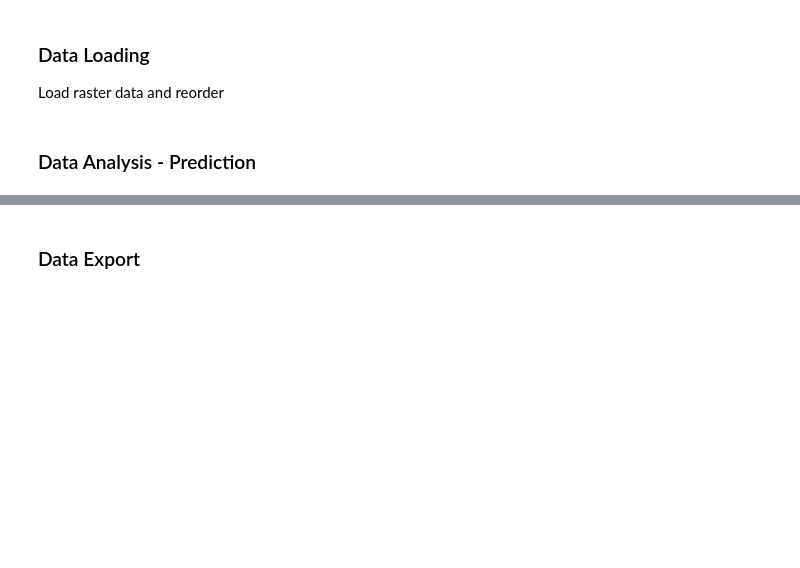
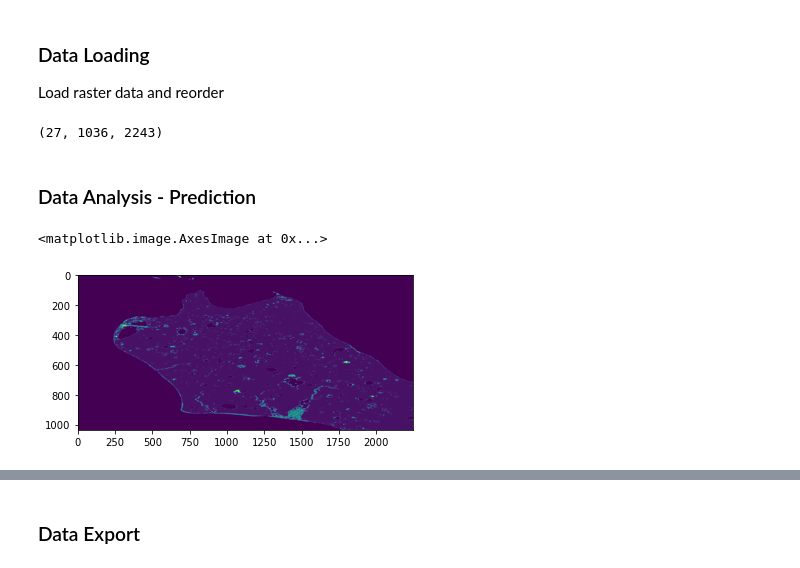
Before and after one commit to awi-response/hot_spot_classifier, a Jupyter notebook: notebooks/02_model_inference.ipynb, the cells around one changed output, grey strips where cells are left out. Cells and saved outputs as stored; diff of their text form; code cells hidden in the pictures; blank space fills up the shorter version.

```diff
--- a/notebooks/02_model_inference.ipynb
+++ b/notebooks/02_model_inference.ipynb
@@ -16,6 +22,9 @@ import os
 #### Settings
 # %%
 MODEL = '../models/2020-10-30_catBoost_tuned_model'
+# %%
+DATA = '../data_inference/Inference_Baldwin.tif'
+DATA_OUTPUT = '../data_inference/Inference_Baldwin_classified.tif'
 # %% [markdown]
 #### Model Loading
 # %%
@@ -25,5 +34,23 @@ Transformation Pipeline and Model Sucessfully Loaded
 # %% [markdown]
 ### Data Loading
 Load raster data and reorder
+# %%
+with rasterio.open(DATA) as src:
+    src = rasterio.open(DATA)
+    columns = src.descriptions
+    data = src.read()
+# %%
+data.shape
+# %% [output]
+(27, 1036, 2243)
 # %% [markdown]
 ### Data Analysis - Prediction
+# %%
+data_reshaped = pd.DataFrame(data.reshape(27, -1).T, columns=columns)
+# %%
+prediction = cl.predict_model(model, data_reshaped)['Label'].values.reshape(*data.shape[1:])
+# %%
+plt.imshow(prediction)
+# %% [output]
+<matplotlib.image.AxesImage at 0x...>
+[figure, added]
```
Also changed, not shown: parts of 4 cells of this notebook.
